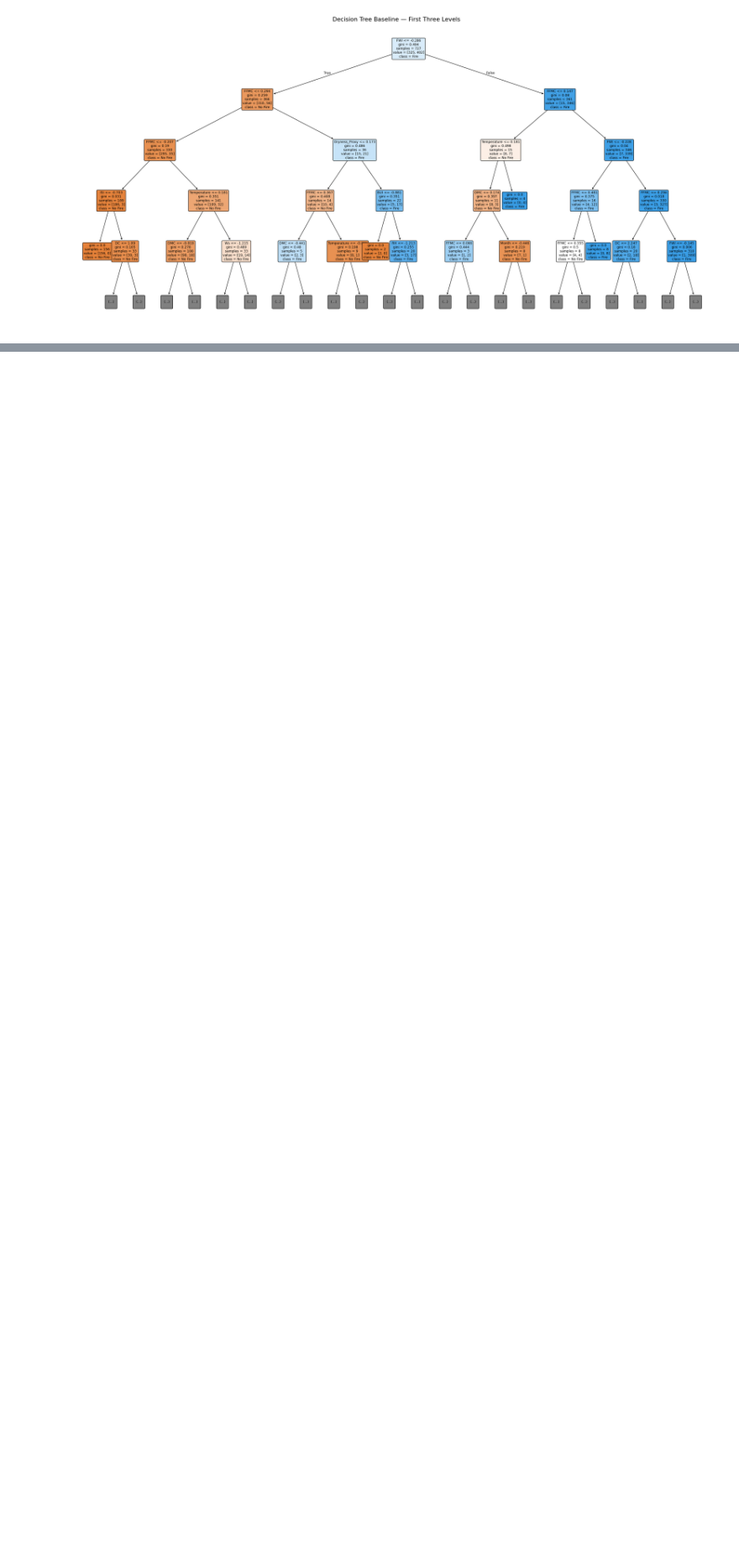
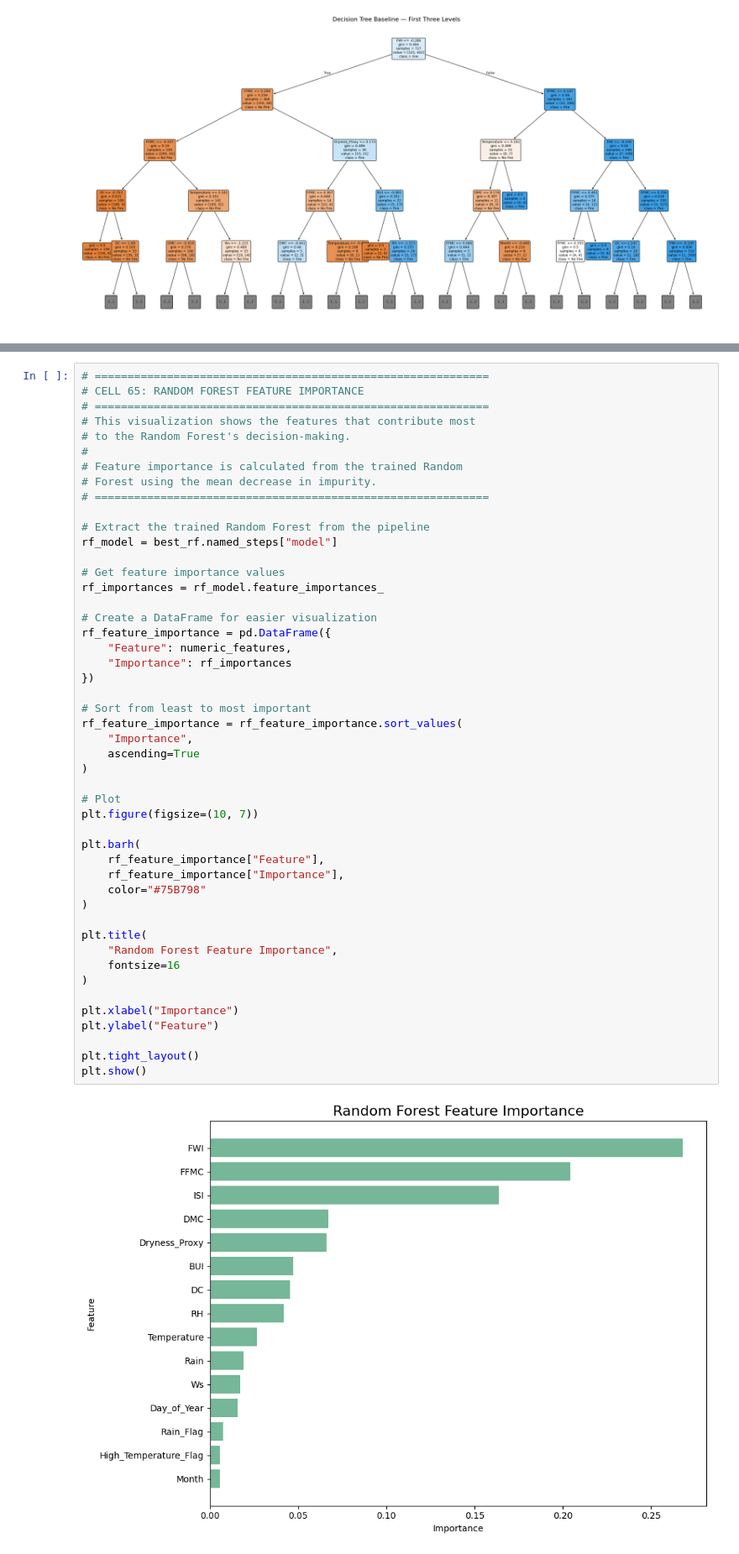
Before and after one commit to an2sh4a/ML-Lab-2547262, a Jupyter notebook: cia-3/2547262 ForestFire.ipynb, the cells around one changed output, grey strips where cells are left out. Shown at 84% size. Cells and saved outputs as stored; diff of their text form; blank space fills up the shorter version.

```diff
--- a/cia-3/2547262 ForestFire.ipynb
+++ b/cia-3/2547262 ForestFire.ipynb
@@ -2023,0 +2396,50 @@ Random Forest libraries imported successfully.
+# %%
+# ============================================================
+# CELL 65: RANDOM FOREST FEATURE IMPORTANCE
+# ============================================================
+# This visualization shows the features that contribute most
+# to the Random Forest's decision-making.
+#
+# Feature importance is calculated from the trained Random
+# Forest using the mean decrease in impurity.
+# ============================================================
+
+# Extract the trained Random Forest from the pipeline
+rf_model = best_rf.named_steps["model"]
+
+# Get feature importance values
+rf_importances = rf_model.feature_importances_
+
+# Create a DataFrame for easier visualization
+rf_feature_importance = pd.DataFrame({
+    "Feature": numeric_features,
+    "Importance": rf_importances
+})
+
+# Sort from least to most important
+rf_feature_importance = rf_feature_importance.sort_values(
+    "Importance",
+    ascending=True
+)
+
+# Plot
+plt.figure(figsize=(10, 7))
+
+plt.barh(
+    rf_feature_importance["Feature"],
+    rf_feature_importance["Importance"],
+    color="#75B798"
+)
+
+plt.title(
+    "Random Forest Feature Importance",
+    fontsize=16
+)
+
+plt.xlabel("Importance")
+plt.ylabel("Feature")
+
+plt.tight_layout()
+plt.show()
+# %% [output]
+[figure, added]
```
Also changed, not shown: parts of 13 cells of this notebook.
